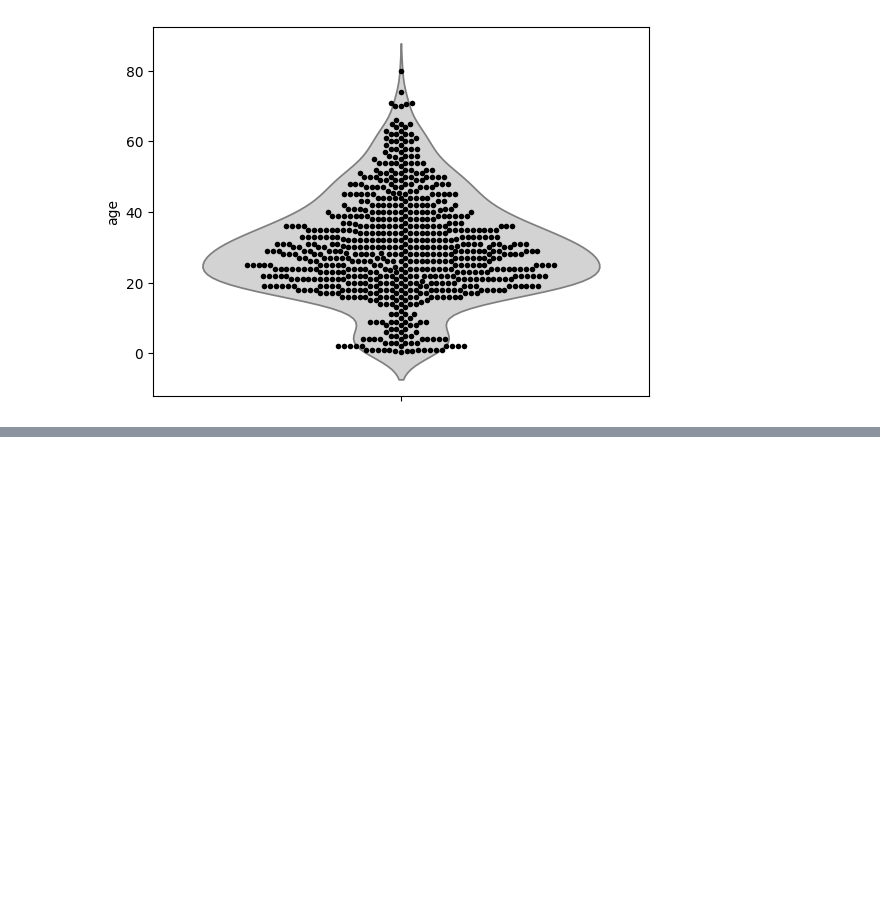
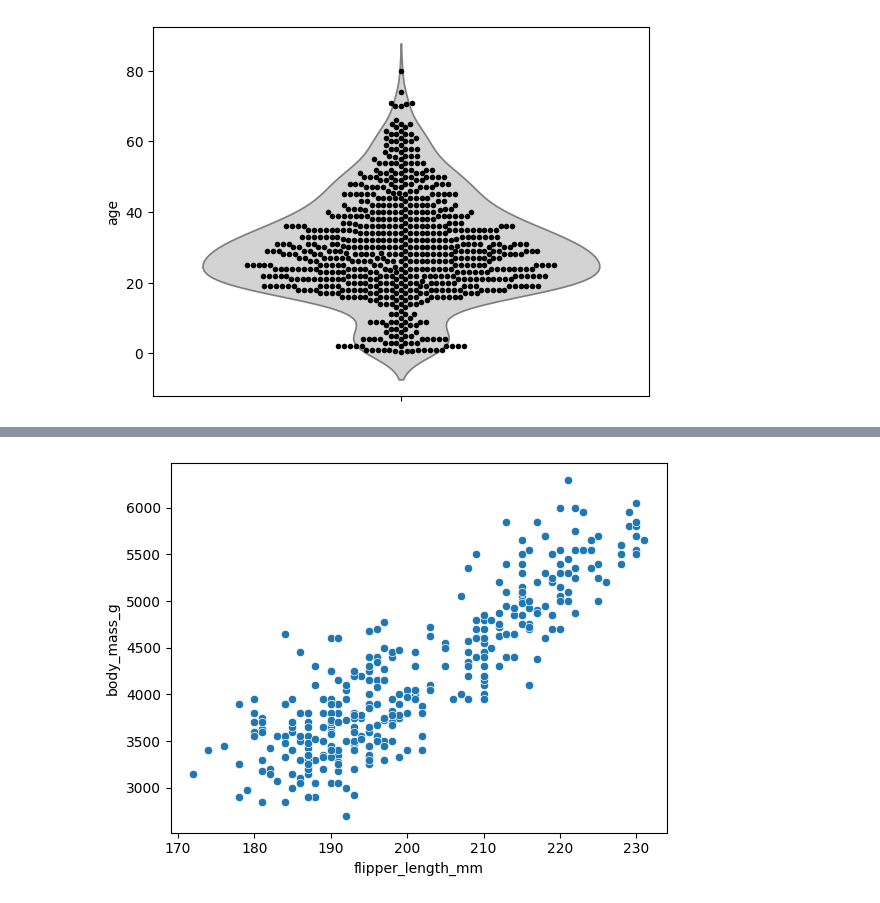
Before and after one commit to certidevs/curso-2025-07-visualizacion, a Jupyter notebook: clase2_seaborn.ipynb, the cells around one changed output, grey strips where cells are left out. Cells and saved outputs as stored; diff of their text form; code cells hidden in the pictures; blank space fills up the shorter version.

```diff
--- a/clase2_seaborn.ipynb
+++ b/clase2_seaborn.ipynb
@@ -182,0 +200,3 @@ sns.swarmplot(df, y='age', size=4, color='black')
+# %%
+df_penguins = sns.load_dataset('penguins')
+df_penguins.head()
@@ -182,0 +210,4 @@ sns.swarmplot(df, y='age', size=4, color='black')
+# %%
+sns.scatterplot(df_penguins, x='flipper_length_mm', y='body_mass_g');
+# %% [output]
+[figure, added]
```
Also changed, not shown: parts of 30 cells of this notebook, 1 other file.
